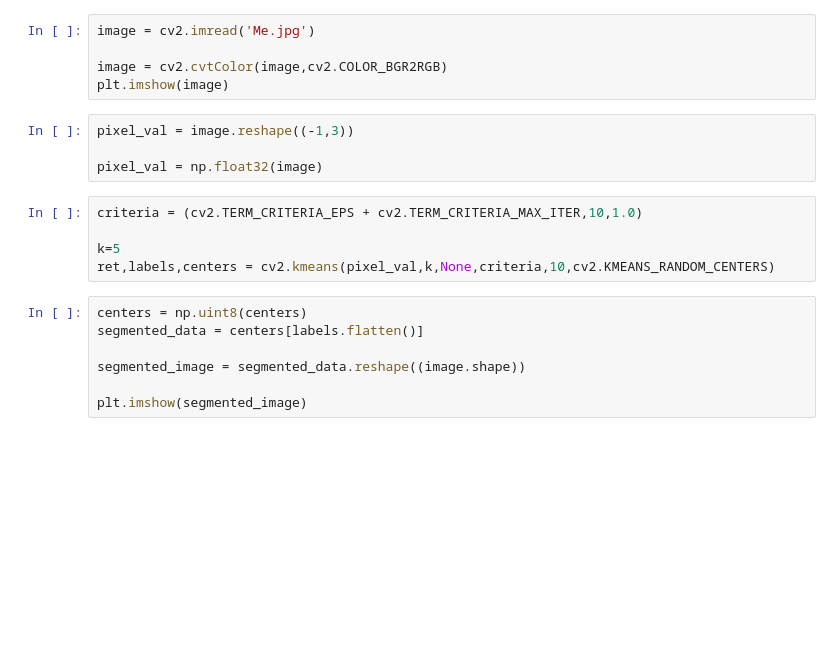
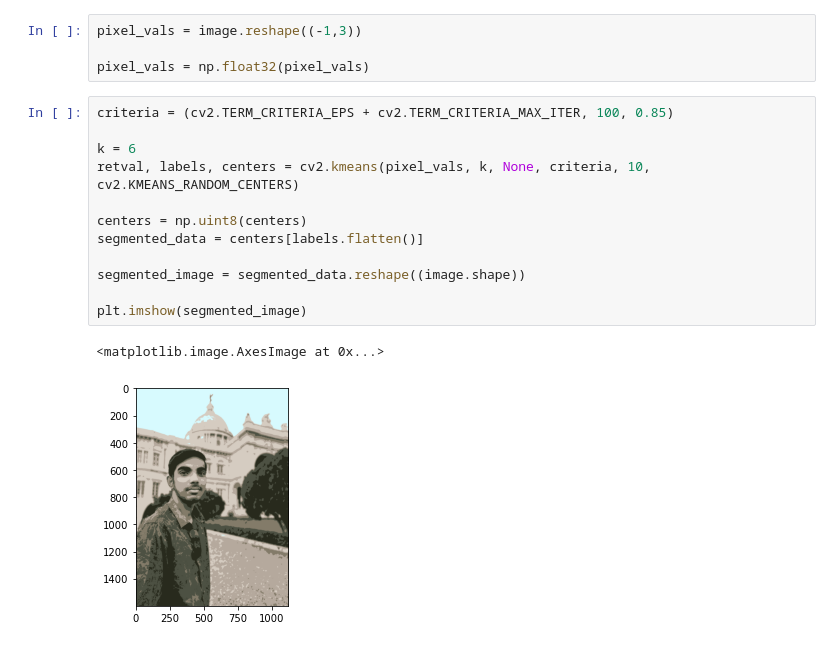
Before and after one commit to SOUMOJIT-CHAKRABORTY/Image-Processing, a Jupyter notebook: K-means_Segmentation.ipynb, the cells around one changed output. Drawn from its saved outputs; the diff is of its cells as text; blank space fills up the shorter version.

```diff
--- a/K-means_Segmentation.ipynb
+++ b/K-means_Segmentation.ipynb
@@ -5,21 +16,19 @@ import cv2
-# %%
-image = cv2.imread('Me.jpg')
-
-image = cv2.cvtColor(image,cv2.COLOR_BGR2RGB)
-plt.imshow(image)
 # %%
-pixel_val = image.reshape((-1,3))
+pixel_vals = image.reshape((-1,3))
 
-pixel_val = np.float32(image)
+pixel_vals = np.float32(pixel_vals)
 # %%
-criteria = (cv2.TERM_CRITERIA_EPS + cv2.TERM_CRITERIA_MAX_ITER,10,1.0)
+criteria = (cv2.TERM_CRITERIA_EPS + cv2.TERM_CRITERIA_MAX_ITER, 100, 0.85)
 
-k=5
-ret,labels,centers = cv2.kmeans(pixel_val,k,None,criteria,10,cv2.KMEANS_RANDOM_CENTERS)
+k = 6
+retval, labels, centers = cv2.kmeans(pixel_vals, k, None, criteria, 10, cv2.KMEANS_RANDOM_CENTERS)
+
+centers = np.uint8(centers)
+segmented_data = centers[labels.flatten()]
+
+segmented_image = segmented_data.reshape((image.shape))
+
+plt.imshow(segmented_image)
+# %% [output]
+<matplotlib.image.AxesImage at 0x...>
+[figure, added]
-# %%
-centers = np.uint8(centers)
-segmented_data = centers[labels.flatten()]
-
-segmented_image = segmented_data.reshape((image.shape))
-
-plt.imshow(segmented_image)
```
Also changed, not shown: parts of 1 cell of this notebook, 2 other files.
